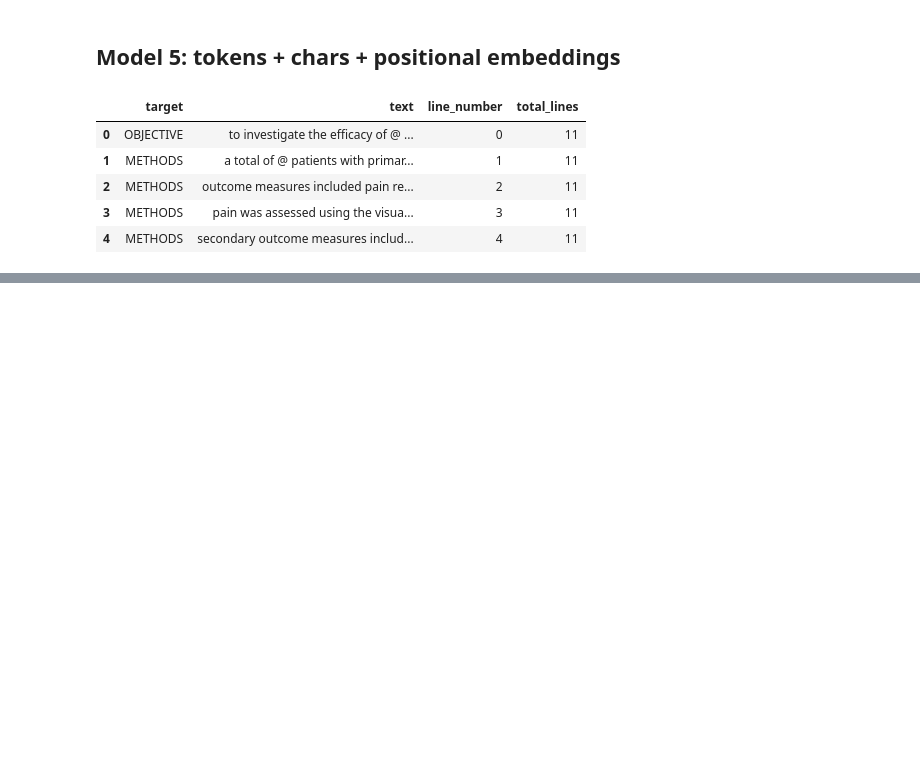
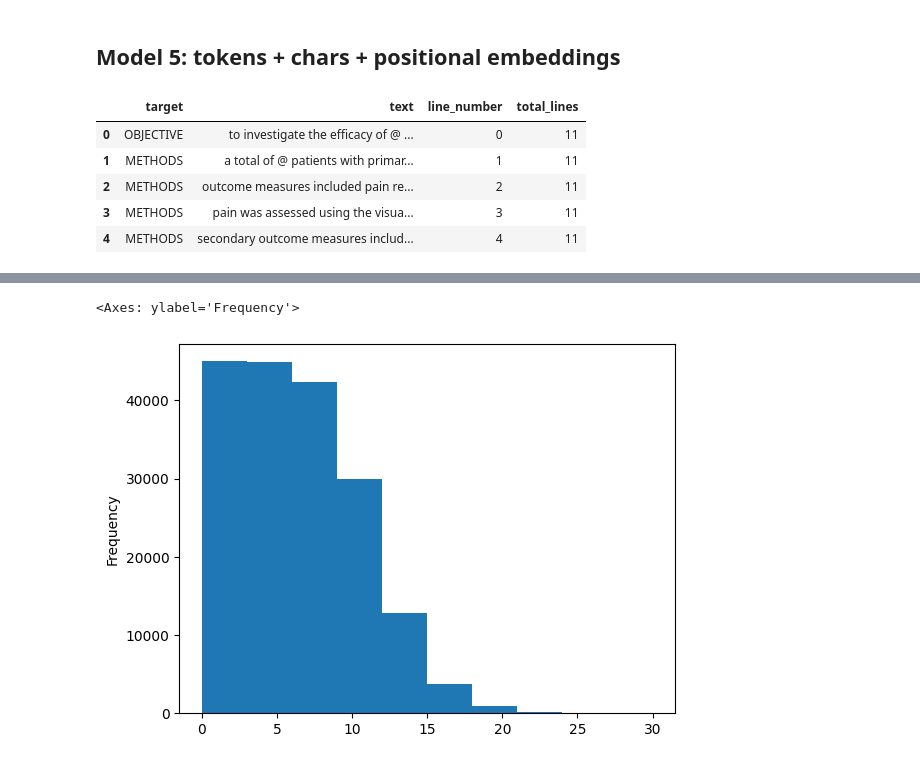
Before and after one commit to random-words/colab-notebooks, a Jupyter notebook: 09__SkimLit_nlp_milestone_project_2.ipynb, the cells around one changed output, grey strips where cells are left out. Saved outputs shown, nothing was run; the diff lists cells and outputs as text; code cells hidden in the pictures; blank space fills up the shorter version.

```diff
--- a/09__SkimLit_nlp_milestone_project_2.ipynb
+++ b/09__SkimLit_nlp_milestone_project_2.ipynb
@@ -1150,0 +1177,6 @@ train_df.head()
+# %%
+# Distribution of "line_number" column
+train_df["line_number"].plot.hist()
+# %% [output]
+<Axes: ylabel='Frequency'>
+[figure, added]
```
Also changed, not shown: parts of 44 cells of this notebook.
